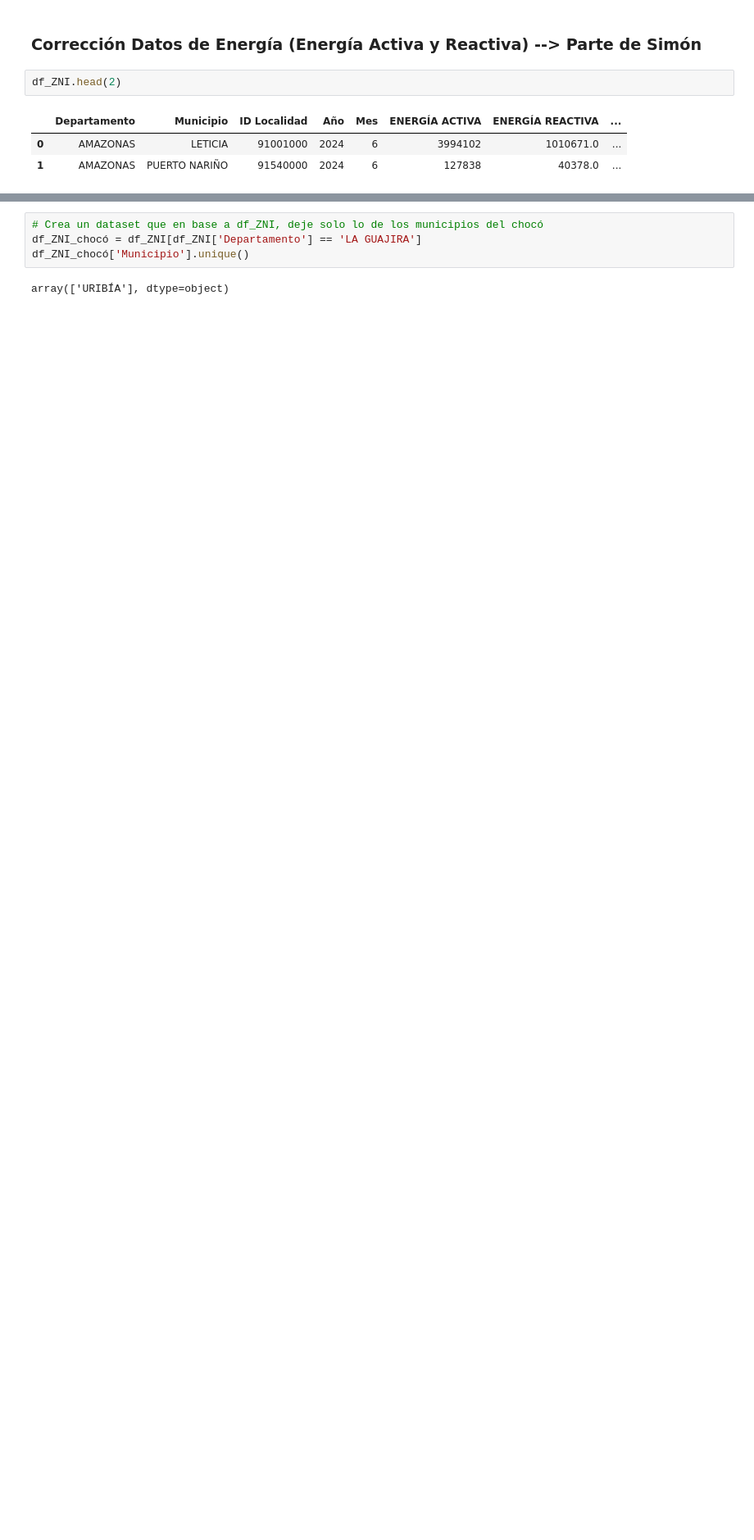
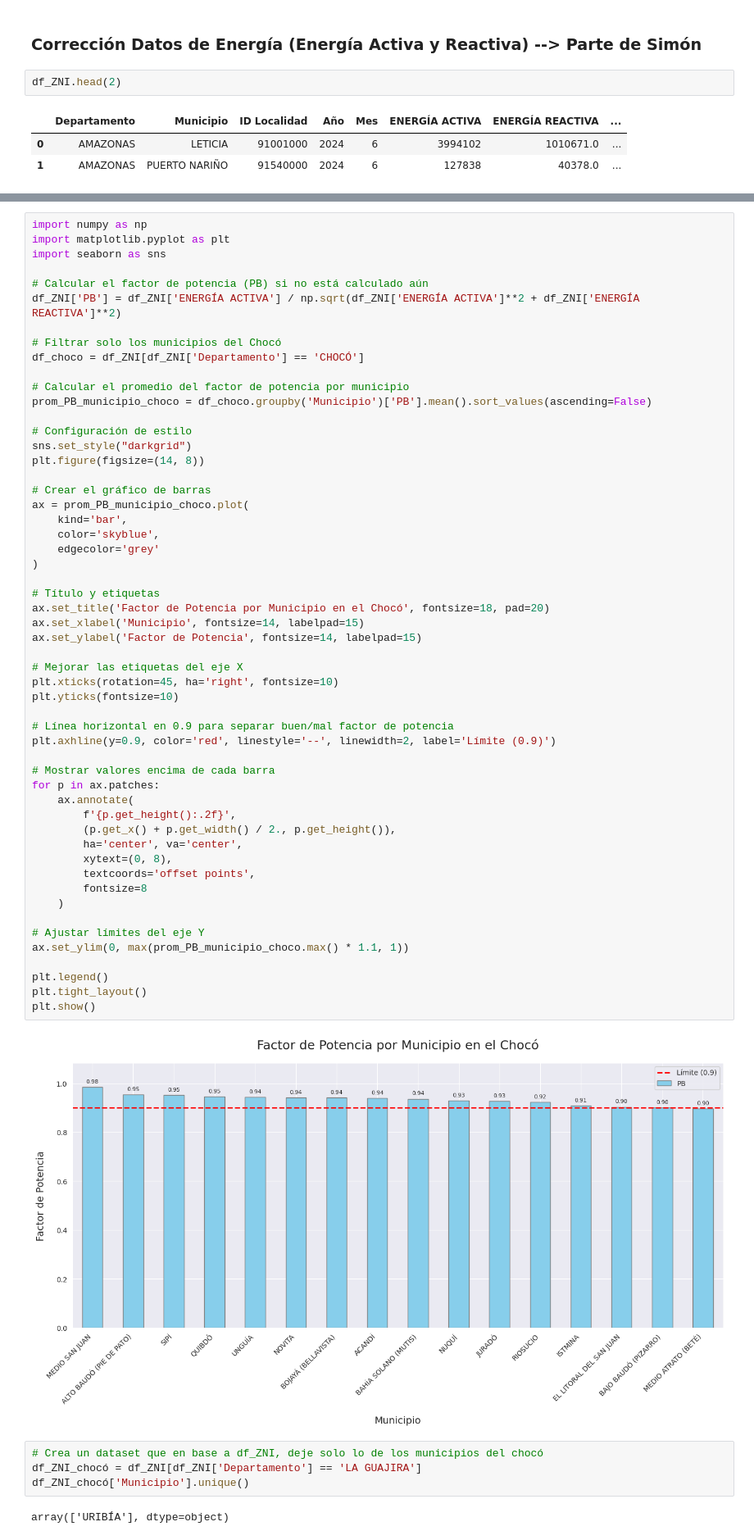
Before and after one commit to Will046-rA9/An-lisis-ZNI, a Jupyter notebook: ProyectoZNI (1).ipynb, the cells around one changed output, grey strips where cells are left out. Shown at 82% size. Saved outputs shown, nothing was run; the diff lists cells and outputs as text; blank space fills up the shorter version.

```diff
--- a/ProyectoZNI (1).ipynb
+++ b/ProyectoZNI (1).ipynb
@@ -769,6 +821,62 @@ plt.tight_layout()
 plt.show()
 # %% [output]
 [figure]
+# %%
+import numpy as np
+import matplotlib.pyplot as plt
+import seaborn as sns
+
+# Calcular el factor de potencia (PB) si no está calculado aún
+df_ZNI['PB'] = df_ZNI['ENERGÍA ACTIVA'] / np.sqrt(df_ZNI['ENERGÍA ACTIVA']**2 + df_ZNI['ENERGÍA REACTIVA']**2)
+
+# Filtrar solo los municipios del Chocó
+df_choco = df_ZNI[df_ZNI['Departamento'] == 'CHOCÓ']
+
+# Calcular el promedio del factor de potencia por municipio
+prom_PB_municipio_choco = df_choco.groupby('Municipio')['PB'].mean().sort_values(ascending=False)
+
+# Configuración de estilo
+sns.set_style("darkgrid")
+plt.figure(figsize=(14, 8))
+
+# Crear el gráfico de barras
+ax = prom_PB_municipio_choco.plot(
+    kind='bar',
+    color='skyblue',
+    edgecolor='grey'
+)
+
+# Título y etiquetas
+ax.set_title('Factor de Potencia por Municipio en el Chocó', fontsize=18, pad=20)
+ax.set_xlabel('Municipio', fontsize=14, labelpad=15)
+ax.set_ylabel('Factor de Potencia', fontsize=14, labelpad=15)
+
+# Mejorar las etiquetas del eje X
+plt.xticks(rotation=45, ha='right', fontsize=10)
+plt.yticks(fontsize=10)
+
+# Línea horizontal en 0.9 para separar buen/mal factor de potencia
+plt.axhline(y=0.9, color='red', linestyle='--', linewidth=2, label='Límite (0.9)')
+
+# Mostrar valores encima de cada barra
+for p in ax.patches:
+    ax.annotate(
+        f'{p.get_height():.2f}',
+        (p.get_x() + p.get_width() / 2., p.get_height()),
+        ha='center', va='center',
+        xytext=(0, 8),
+        textcoords='offset points',
+        fontsize=8
+    )
+
+# Ajustar límites del eje Y
+ax.set_ylim(0, max(prom_PB_municipio_choco.max() * 1.1, 1))
+
+plt.legend()
+plt.tight_layout()
+plt.show()
+# %% [output]
+[figure, added]
 # %%
 # Crea un dataset que en base a df_ZNI, deje solo lo de los municipios del chocó
 df_ZNI_chocó = df_ZNI[df_ZNI['Departamento'] == 'LA GUAJIRA']
```
Also changed, not shown: parts of 10 cells of this notebook.
